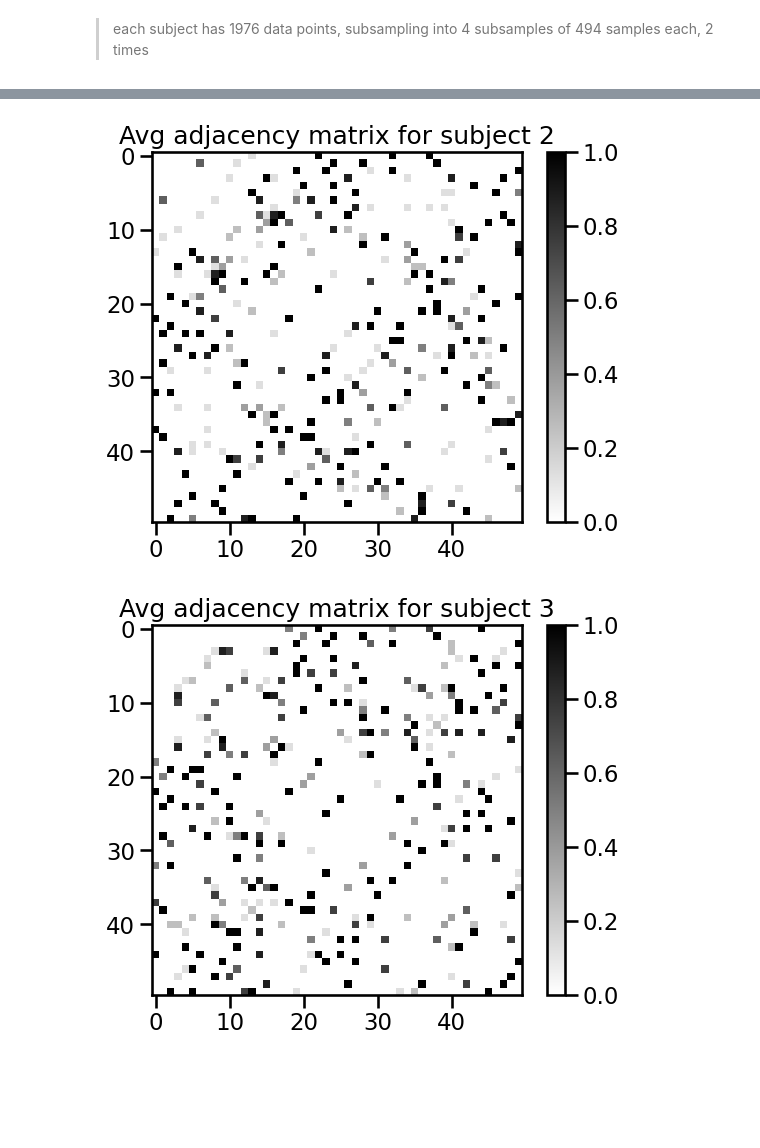
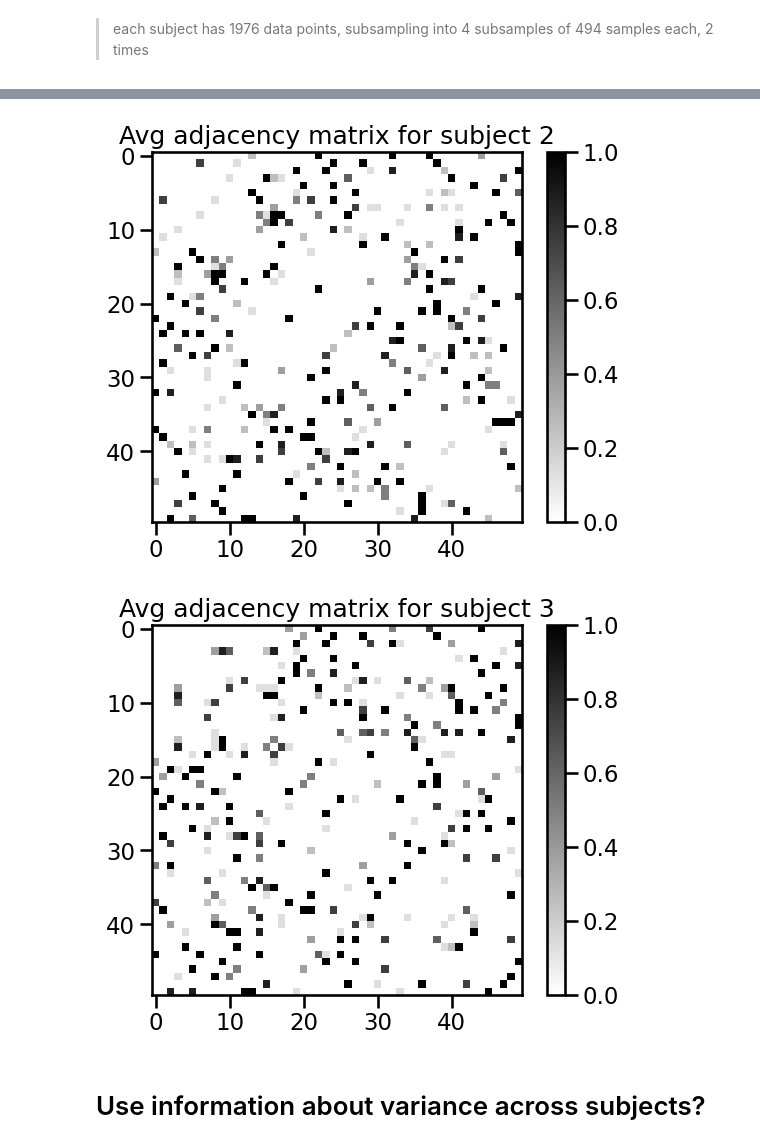
Before and after one commit to jyhong05/CFL_Research, a Jupyter notebook: neuro_pc_fges/run_pc.ipynb, the cells around one changed output, grey strips where cells are left out. Saved outputs shown, nothing was run; the diff lists cells and outputs as text; code cells hidden in the pictures; blank space fills up the shorter version.

Commit message:
generated first few pc and fges graphs

```diff
--- a/neuro_pc_fges/run_pc.ipynb
+++ b/neuro_pc_fges/run_pc.ipynb
@@ -39,16 +56,18 @@ _ = plt.title('Avg adjacency matrix for subject 1')
 # %%
 s2 = combined_data['s02']
-s2_avg_adj_mat = get_avg_adj_matrix(s2, num_samples, num_samplings)
+s2_avg_adj_mat = pc_get_avg_adj_matrix(s2, num_samples, num_samplings)
 plt.imshow(s2_avg_adj_mat, cmap='binary', interpolation='nearest')
 _ = plt.colorbar()
 _ = plt.title('Avg adjacency matrix for subject 2')
 # %% [output]
-[figure, old version]
+[figure, new version]
 # %%
 s3 = combined_data['s03']
-s3_avg_adj_mat = get_avg_adj_matrix(s3, num_samples, num_samplings)
+s3_avg_adj_mat = pc_get_avg_adj_matrix(s3, num_samples, num_samplings)
 plt.imshow(s3_avg_adj_mat, cmap='binary', interpolation='nearest')
 _ = plt.colorbar()
 _ = plt.title('Avg adjacency matrix for subject 3')
 # %% [output]
-[figure, old version]
+[figure, new version]
+# %% [markdown]
+# Use information about variance across subjects?
```
Also changed, not shown: parts of 3 cells of this notebook, 3 other files.
